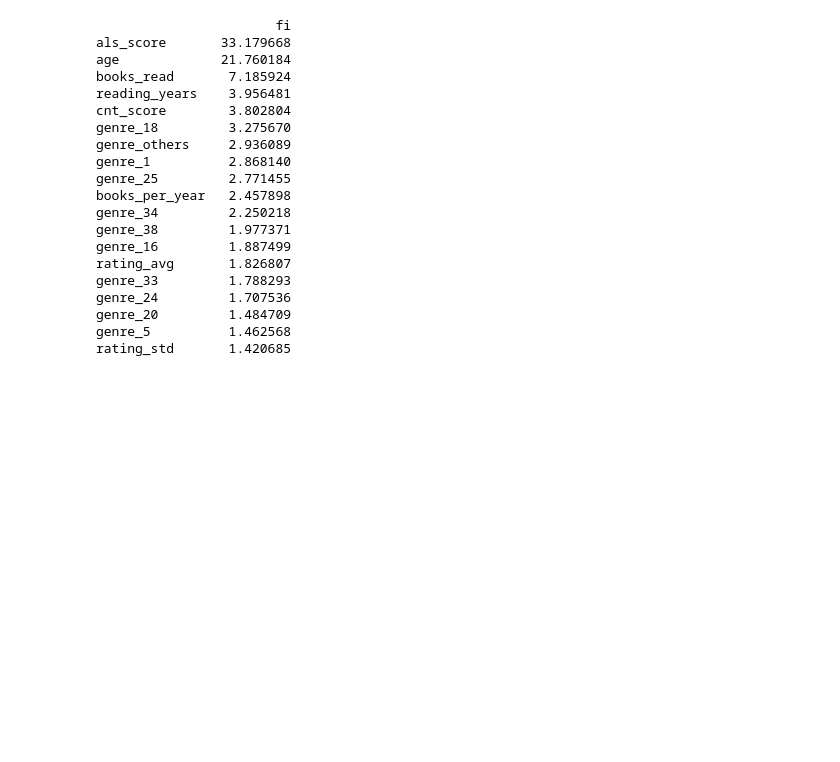
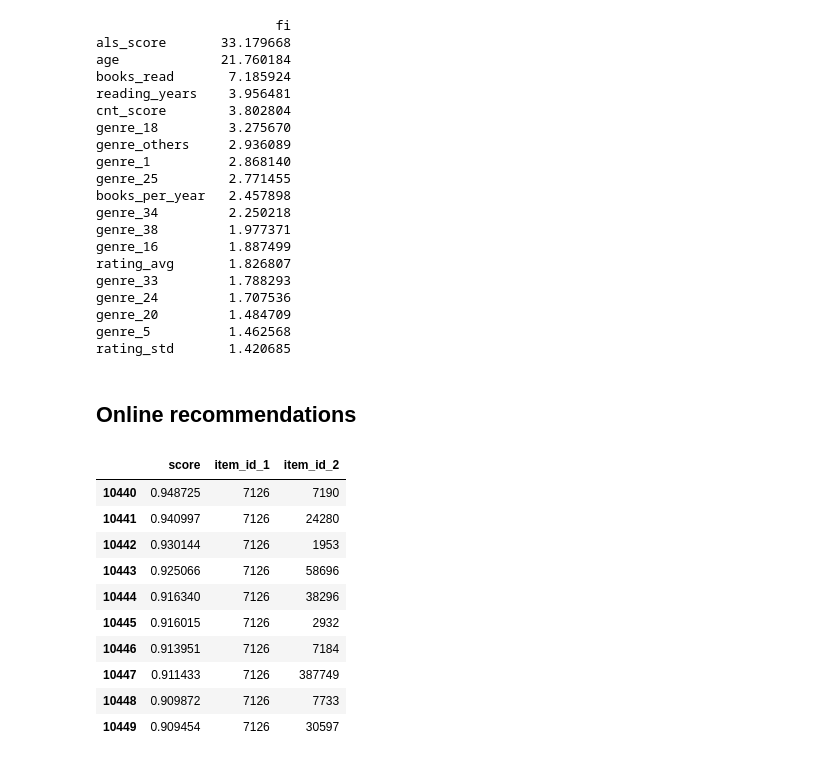
Before and after one commit to TLMCH/mle-recsys-start, a Jupyter notebook: main_offline.ipynb, the cells around one changed output. Drawn from its saved outputs; the diff is of its cells as text; code cells hidden in the pictures; blank space fills up the shorter version.

```diff
--- a/main_offline.ipynb
+++ b/main_offline.ipynb
@@ -1025,3 +1086,5 @@ genre_24         1.707536
 genre_20         1.484709
 genre_5          1.462568
 rating_std       1.420685
+# %% [markdown]
+## Online recommendations
@@ -1027,0 +1123,14 @@ rating_std       1.420685
+# %%
+similar_items[similar_items["item_id_1"] == 7126]
+# %% [output]
+|  | score | item_id_1 | item_id_2 |
+| 10440 | 0.948725 | 7126 | 7190 |
+| 10441 | 0.940997 | 7126 | 24280 |
+| 10442 | 0.930144 | 7126 | 1953 |
+| 10443 | 0.925066 | 7126 | 58696 |
+| 10444 | 0.916340 | 7126 | 38296 |
+| 10445 | 0.916015 | 7126 | 2932 |
+| 10446 | 0.913951 | 7126 | 7184 |
+| 10447 | 0.911433 | 7126 | 387749 |
+| 10448 | 0.909872 | 7126 | 7733 |
+| 10449 | 0.909454 | 7126 | 30597 |
```
Also changed, not shown: parts of 17 cells of this notebook, 7 other files.
